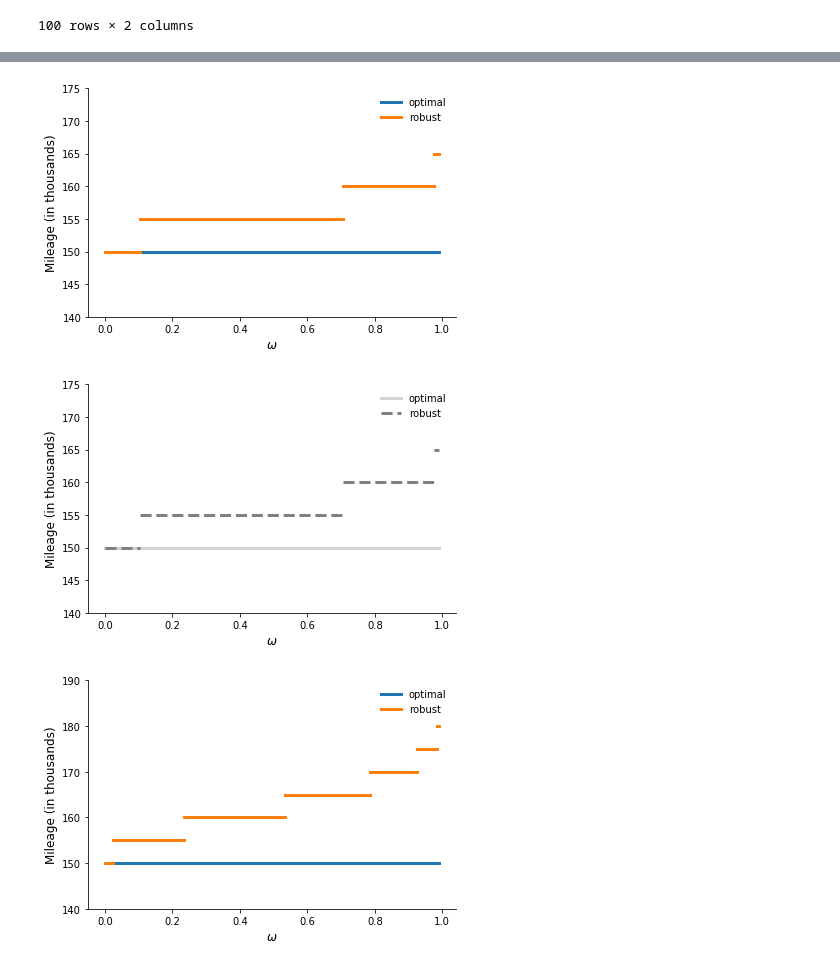
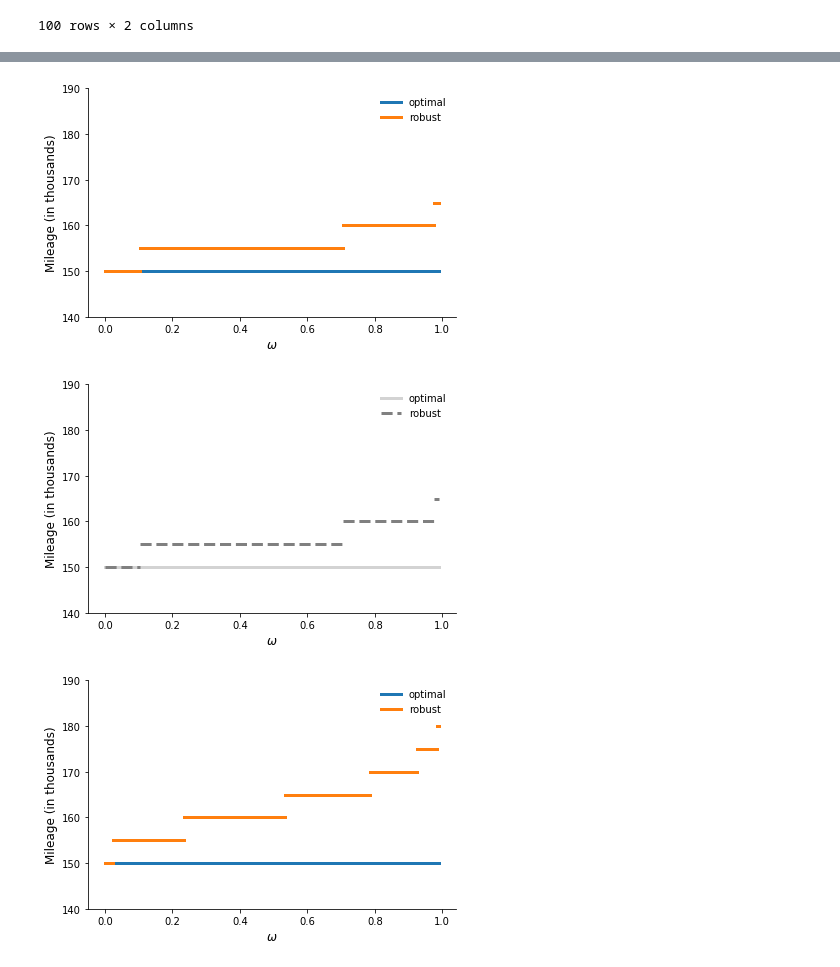
Before and after one commit to robustzurcher/analysis, a Jupyter notebook: notebooks/03_application.ipynb, the cells around one changed output, grey strips where cells are left out. Drawn from its saved outputs; the diff is of its cells as text; code cells hidden in the pictures.

```diff
--- a/notebooks/03_application.ipynb
+++ b/notebooks/03_application.ipynb
@@ -120,0 +144,4 @@ get_replacement_thresholds("linear")
+# %%
+y_0 = 140
+y_1 = 190
+get_replacement_thresholds("linear", y_0, y_1)
@@ -121,6 +151,6 @@ get_replacement_thresholds("linear")
 # %%
-get_replacement_thresholds("quad")
+get_replacement_thresholds("quad", y_0, y_1)
 # %% [output]
-[figure, old version]
+[figure, new version]
-[figure, old version]
+[figure, new version]
 # %%
```
Also changed, not shown: parts of 30 cells of this notebook, 11 other files.
